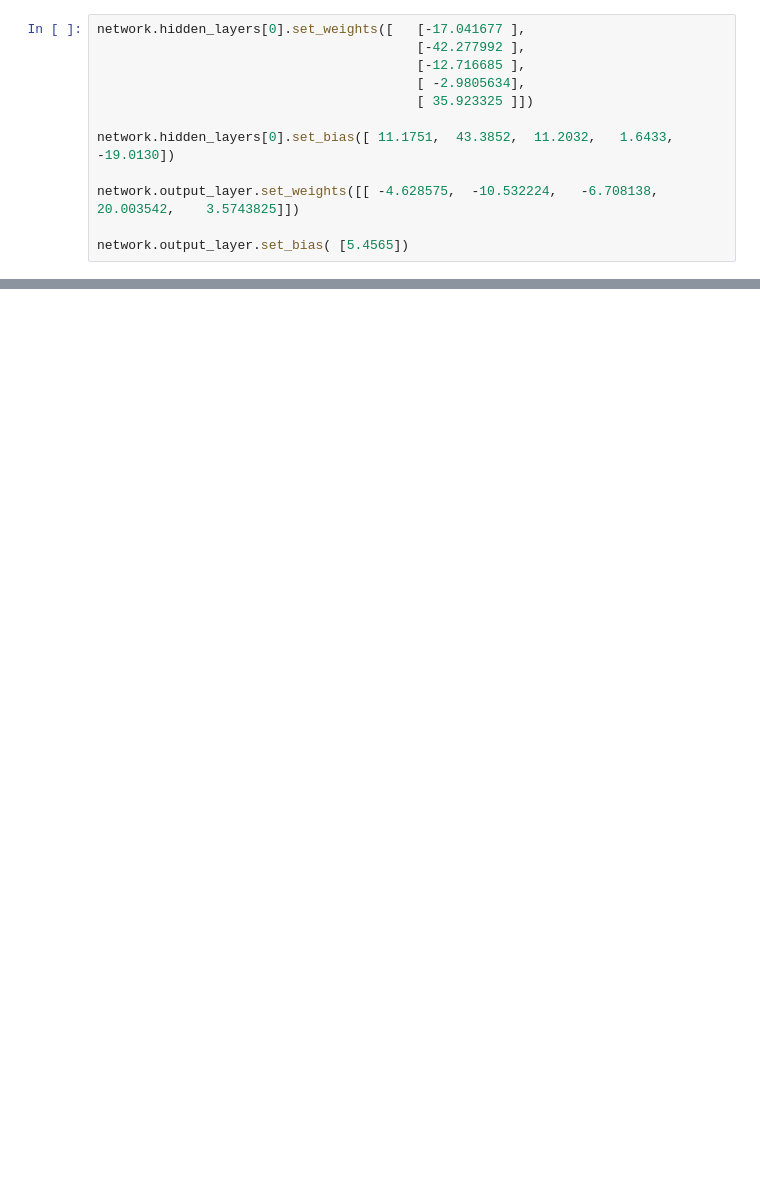
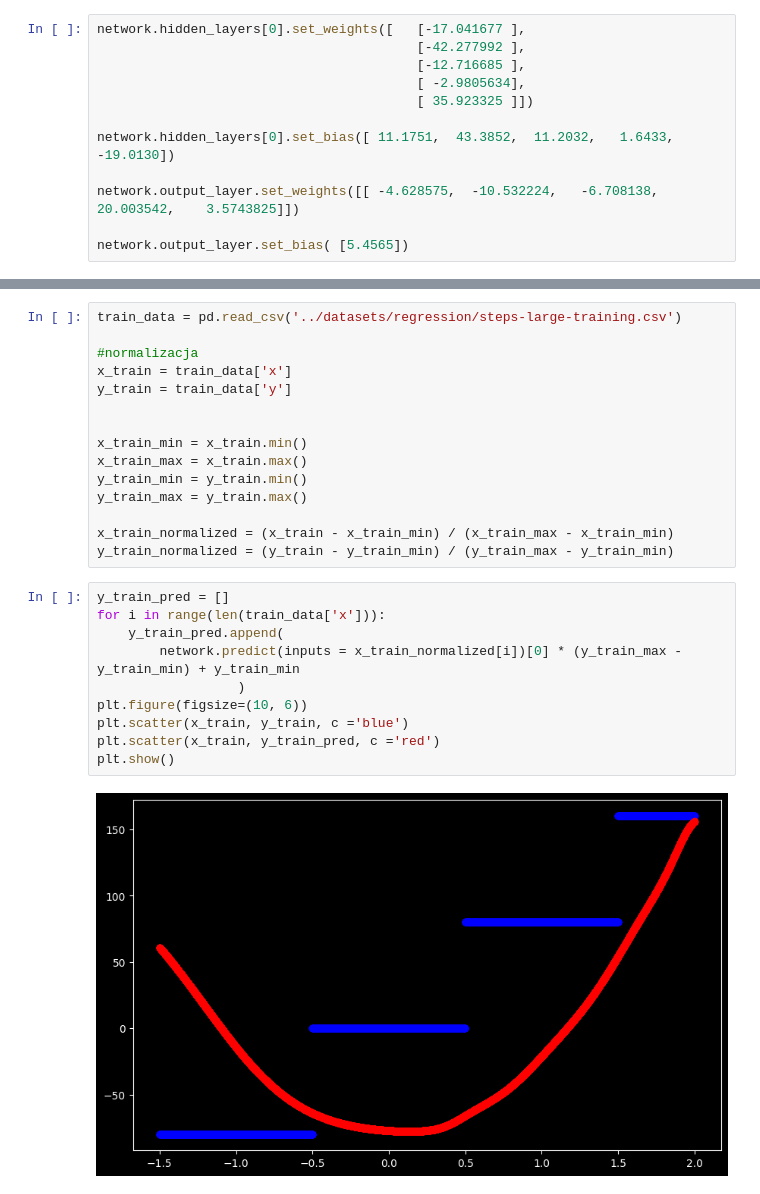
Before and after one commit to Karol315/MIOWAD, a Jupyter notebook: lab1/1x5.ipynb, the cells around one changed output, grey strips where cells are left out. Cells and saved outputs as stored; diff of their text form; blank space fills up the shorter version.

```diff
--- a/lab1/1x5.ipynb
+++ b/lab1/1x5.ipynb
@@ -68,0 +92,27 @@ array([4.80420998])
+# %%
+train_data = pd.read_csv('../datasets/regression/steps-large-training.csv')
+
+#normalizacja
+x_train = train_data['x']
+y_train = train_data['y']
+
+
+x_train_min = x_train.min()
+x_train_max = x_train.max()
+y_train_min = y_train.min()
+y_train_max = y_train.max()
+
+x_train_normalized = (x_train - x_train_min) / (x_train_max - x_train_min)
+y_train_normalized = (y_train - y_train_min) / (y_train_max - y_train_min)
+# %%
+y_train_pred = []
+for i in range(len(train_data['x'])):
+    y_train_pred.append(
+        network.predict(inputs = x_train_normalized[i])[0] * (y_train_max - y_train_min) + y_train_min
+                  )
+plt.figure(figsize=(10, 6))
+plt.scatter(x_train, y_train, c ='blue')
+plt.scatter(x_train, y_train_pred, c ='red')
+plt.show()
+# %% [output]
+[figure, added]
```
Also changed, not shown: parts of 8 cells of this notebook, 1 other file.
